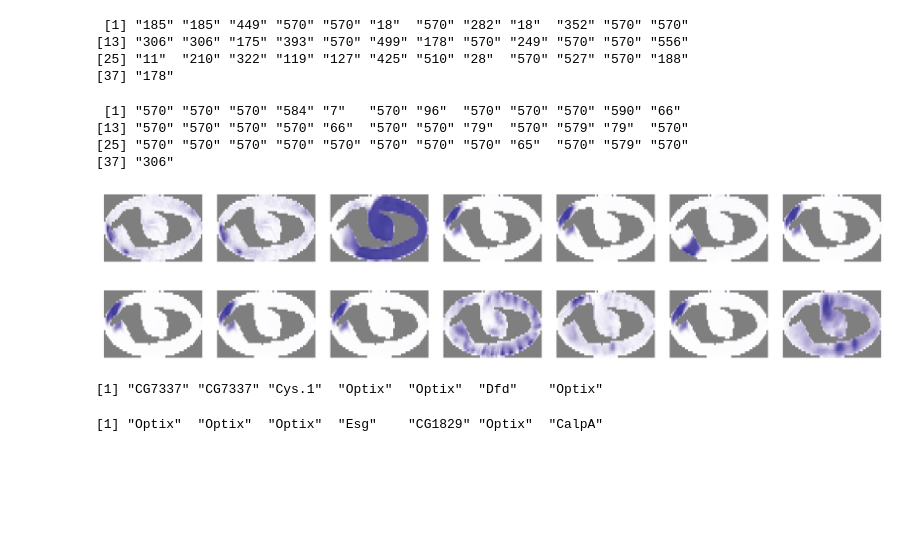
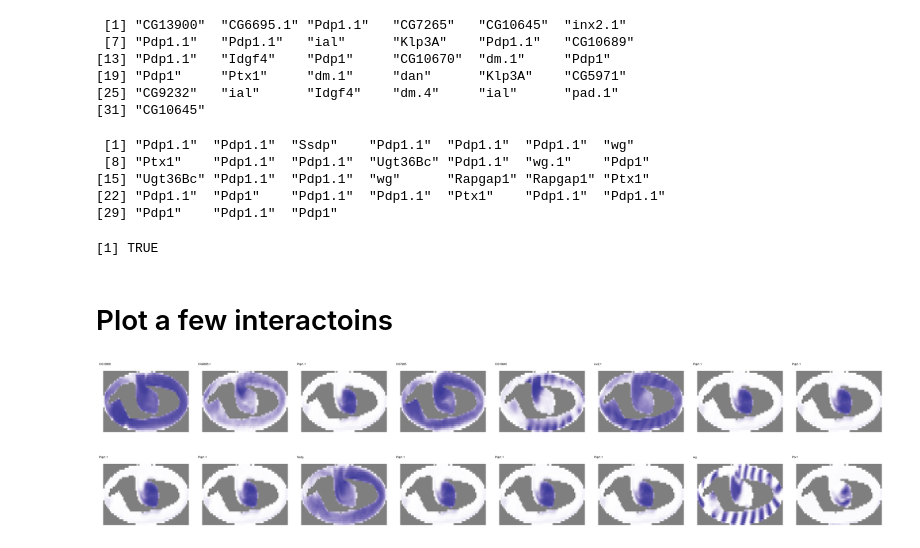
Before and after one commit to Runjing-Liu120/drosophila_late_stage_analysis, a Jupyter notebook: process_results/read_iRF_results.ipynb, the cells around one changed output. Drawn from its saved outputs; the diff is of its cells as text; code cells hidden in the pictures; blank space fills up the shorter version.

Commit message:
clean irf run

```diff
--- a/process_results/read_iRF_results.ipynb
+++ b/process_results/read_iRF_results.ipynb
@@ -5,3 +23,0 @@ source('../utils/plottingUtilities.R')
-# %%
-# original images
-x <- read.csv('../data/clean_x.csv')[, -1]
@@ -55,3 +41,5 @@ interactions <- names(fit$interaction)
+# %%
+interactions <- fit$interaction[, 1]
 # %%
 interactions
 # %% [output]
@@ -65,49 +57,61 @@ interactions
 # %%
-interaction1 <- gsub('_.*', "", unlist(interactions))
-interaction1 <- substr(interaction1,1,nchar(interaction1)-1)
+# first gene
+interaction1 <- gsub('[+, -]_.*', "", unlist(interactions))
 print(interaction1)
+
+sign1 <- substr(interactions,nchar(interaction1)+1,nchar(interaction1)+1)
 # %% [output]
- [1] "185" "185" "449" "570" "570" "18"  "570" "282" "18"  "352" "570" "570"
-[13] "306" "306" "175" "393" "570" "499" "178" "570" "249" "570" "570" "556"
-[25] "11"  "210" "322" "119" "127" "425" "510" "28"  "570" "527" "570" "188"
-[37] "178"
+ [1] "CG13900"  "CG6695.1" "Pdp1.1"   "CG7265"   "CG10645"  "inx2.1"
+ [7] "Pdp1.1"   "Pdp1.1"   "ial"      "Klp3A"    "Pdp1.1"   "CG10689"
+[13] "Pdp1.1"   "Idgf4"    "Pdp1"     "CG10670"  "dm.1"     "Pdp1"
+[19] "Pdp1"     "Ptx1"     "dm.1"     "dan"      "Klp3A"    "CG5971"
+[25] "CG9232"   "ial"      "Idgf4"    "dm.4"     "ial"      "pad.1"
+[31] "CG10645"
 # %%
-interaction2 <- gsub('.*_', "", unlist(interactions))
+# second_gene
+interaction2 <- gsub('.*[+, -]_', "", unlist(interactions))
+
+sign2 <- substr(interaction2,nchar(interaction2),nchar(interaction2))
+
 interaction2 <- substr(interaction2,1,nchar(interaction2)-1)
-print(interaction2)
-# %% [output]
- [1] "570" "570" "570" "584" "7"   "570" "96"  "570" "570" "570" "590" "66"
-[13] "570" "570" "570" "570" "66"  "570" "570" "79"  "570" "579" "79"  "570"
-[25] "570" "570" "570" "570" "570" "570" "570" "570" "65"  "570" "579" "570"
-[37] "306"
+# %%
+interaction2
+# %% [output]
+ [1] "Pdp1.1"  "Pdp1.1"  "Ssdp"    "Pdp1.1"  "Pdp1.1"  "Pdp1.1"  "wg"
+ [8] "Ptx1"    "Pdp1.1"  "Pdp1.1"  "Ugt36Bc" "Pdp1.1"  "wg.1"    "Pdp1"
+[15] "Ugt36Bc" "Pdp1.1"  "Pdp1.1"  "wg"      "Rapgap1" "Rapgap1" "Ptx1"
+[22] "Pdp1.1"  "Pdp1"    "Pdp1.1"  "Pdp1.1"  "Ptx1"    "Pdp1.1"  "Pdp1.1"
+[29] "Pdp1"    "Pdp1.1"  "Pdp1"
+# %%
+# just check for my sanity regex logic is correct
+all(interactions == paste0(interaction1, sign1, '_', interaction2, sign2))
+# %% [output]
+[1] TRUE
+# %% [markdown]
+# Plot a few interactoins
+# %%
+indx <- seq(1, 8)
 # %%
 p <- list()
-indx <- c(1, 2, 3, 4, 5, 6, 7)
+
 for(i in 1:length(indx)){
     gene <- interaction1[indx[i]]
-    p[[i]] <- plotImg(x.late[, gene], late$template, FALSE)
+    p[[i]] <- plotImg(x.late[, gene], late$template, FALSE, gene)
 }
 
-options(repr.plot.width = 30, repr.plot.height = 3)
-multiplot(plotlist = p, cols = n_genes)
+options(repr.plot.width = 31, repr.plot.height = 3)
+multiplot(plotlist = p, cols = length(indx))
 # %% [output]
-[figure, old version]
+[figure, new version]
 # %%
 p <- list()
+
 for(i in 1:length(indx)){
     gene <- interaction2[indx[i]]
-    p[[i]] <- plotImg(x.late[, gene], late$template, FALSE)
+    p[[i]] <- plotImg(x.late[, gene], late$template, FALSE, gene)
 }
 
-options(repr.plot.width = 30, repr.plot.height = 3)
-multiplot(plotlist = p, cols = n_genes)
+options(repr.plot.width = 31, repr.plot.height = 3)
+multiplot(plotlist = p, cols = length(indx))
 # %% [output]
-[figure, old version]
+[figure, new version]
-# %%
-actual_names[as.numeric(interaction1)][indx]
-# %% [output]
-[1] "CG7337" "CG7337" "Cys.1"  "Optix"  "Optix"  "Dfd"    "Optix"
-# %%
-actual_names[as.numeric(interaction2)][indx]
-# %% [output]
-[1] "Optix"  "Optix"  "Optix"  "Esg"    "CG1829" "Optix"  "CalpA"
```
Also changed, not shown: parts of 25 cells of this notebook, 3 other files.
